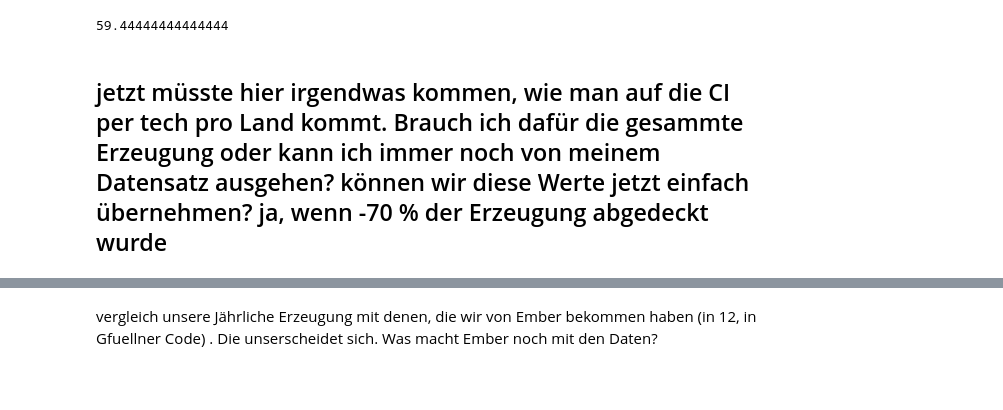
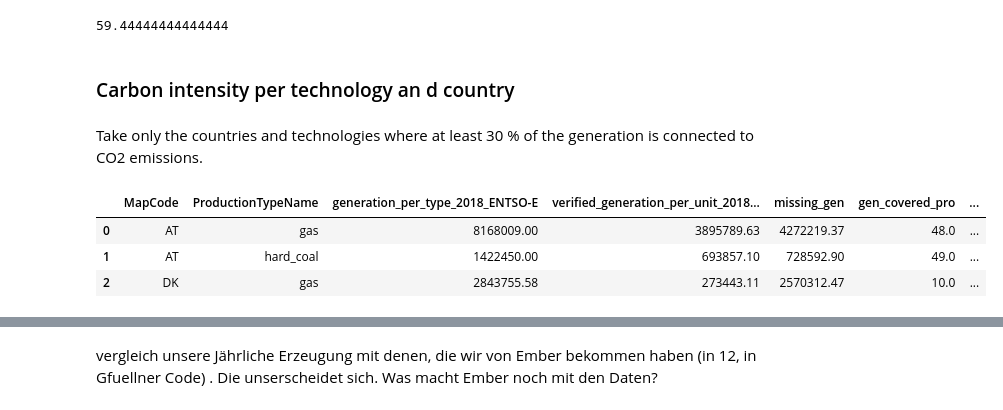
Before and after one commit to INATECH-CIG/CO2_emissions_factors, a Jupyter notebook: CO2 calculation bottom up methode.ipynb, the cells around one changed output, grey strips where cells are left out. Saved outputs shown, nothing was run; the diff lists cells and outputs as text; code cells hidden in the pictures; blank space fills up the shorter version.

```diff
--- a/CO2 calculation bottom up methode.ipynb
+++ b/CO2 calculation bottom up methode.ipynb
@@ -537,9 +538,3 @@ Mean coverage over all countries
 gen_data_comparison.gen_covered_pro.mean()
 # %% [output]
 59.44444444444444
-# %% [markdown]
-jetzt müsste hier irgendwas kommen, wie man auf die CI per tech pro Land kommt. Brauch ich dafür die gesammte Erzeugung oder kann ich immer noch von meinem Datensatz ausgehen?
-können wir diese Werte jetzt einfach übernehmen?
-ja, wenn
--70 % der Erzeugung abgedeckt wurde
--
@@ -547,0 +541,4 @@ CI_tech_country[('DE','Fossil Brown coal/Lignite')]
+# %% [markdown]
+### Carbon intensity per technology an d country
+# %% [markdown]
+Take only the countries and technologies where at least 30 % of the generation is connected to CO2 emissions.
@@ -547,0 +547,7 @@ CI_tech_country[('DE','Fossil Brown coal/Lignite')]
+# %%
+gen_data_comparison.head(3)
+# %% [output]
+|  | MapCode | ProductionTypeName | generation_per_type_2018_ENTSO-E | verified_generation_per_unit_2018... | missing_gen | gen_covered_pro | ... |
+| 0 | AT | gas | 8168009.00 | 3895789.63 | 4272219.37 | 48.0 | ... |
+| 1 | AT | hard_coal | 1422450.00 | 693857.10 | 728592.90 | 49.0 | ... |
+| 2 | DK | gas | 2843755.58 | 273443.11 | 2570312.47 | 10.0 | ... |
```
Also changed, not shown: parts of 11 cells of this notebook.
